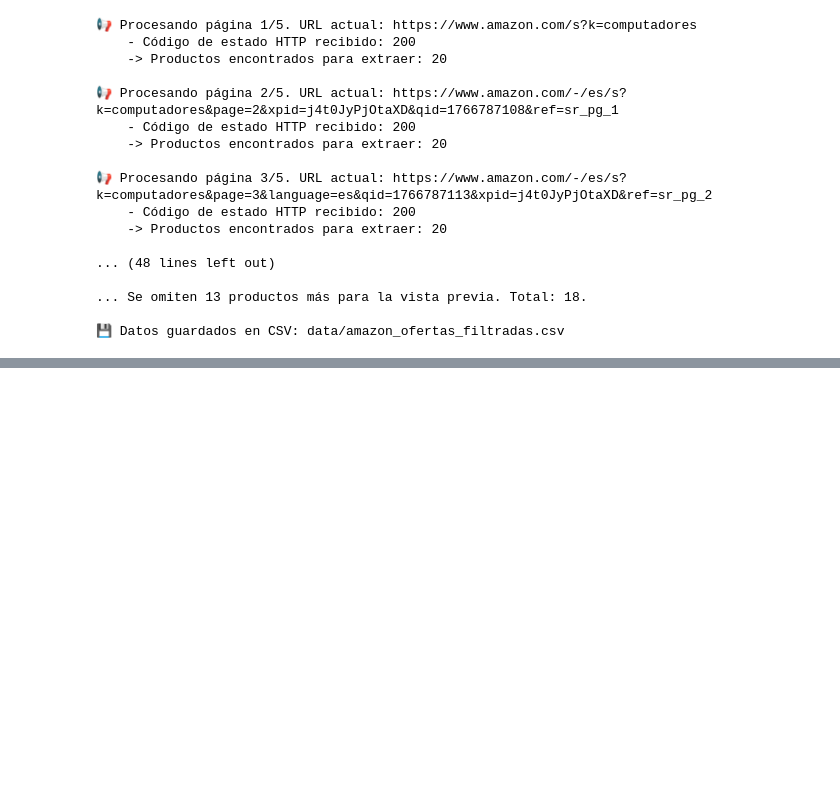
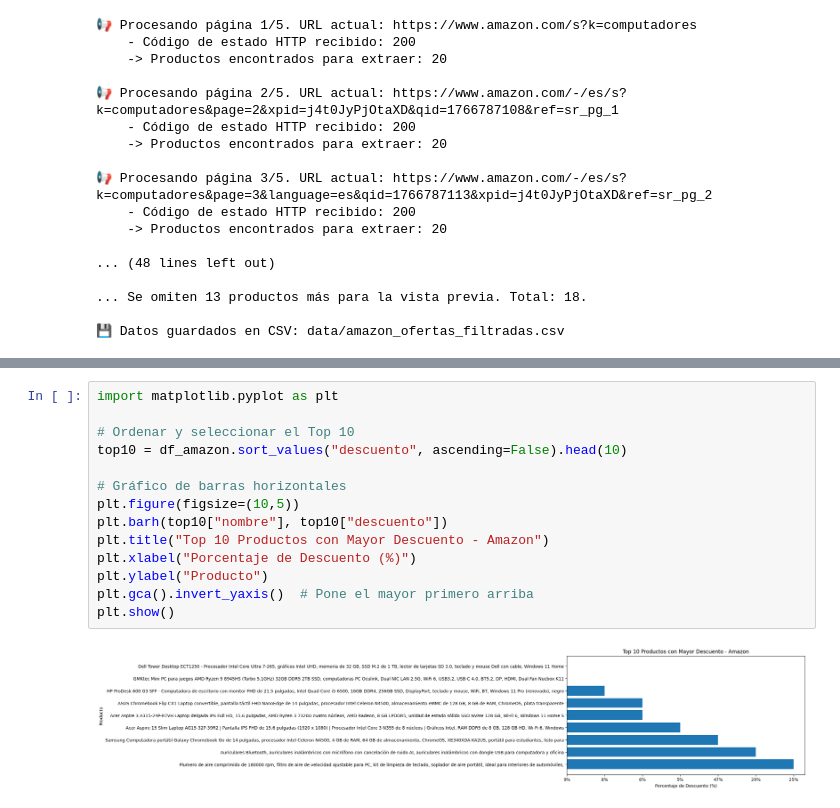
Before and after one commit to NicholasEspinozaLoaiza/FinalLP2, a Jupyter notebook: Trabajo Final.ipynb, the cells around one changed output, grey strips where cells are left out. Drawn from its saved outputs; the diff is of its cells as text; blank space fills up the shorter version.

```diff
--- a/Trabajo Final.ipynb
+++ b/Trabajo Final.ipynb
@@ -255,0 +298,16 @@ Tipo de cambio USD → PEN: 3.37
+# %%
+import matplotlib.pyplot as plt
+
+# Ordenar y seleccionar el Top 10
+top10 = df_amazon.sort_values("descuento", ascending=False).head(10)
+
+# Gráfico de barras horizontales
+plt.figure(figsize=(10,5))
+plt.barh(top10["nombre"], top10["descuento"])
+plt.title("Top 10 Productos con Mayor Descuento - Amazon")
+plt.xlabel("Porcentaje de Descuento (%)")
+plt.ylabel("Producto")
+plt.gca().invert_yaxis()  # Pone el mayor primero arriba
+plt.show()
+# %% [output]
+[figure, added]
```
Also changed, not shown: parts of 2 cells of this notebook.
